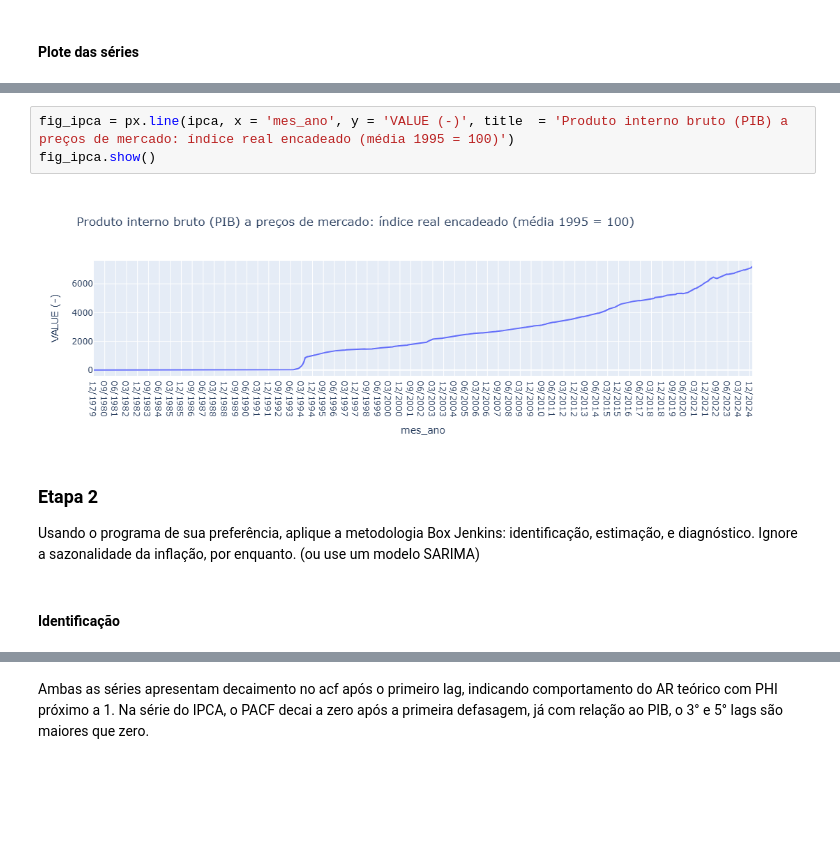
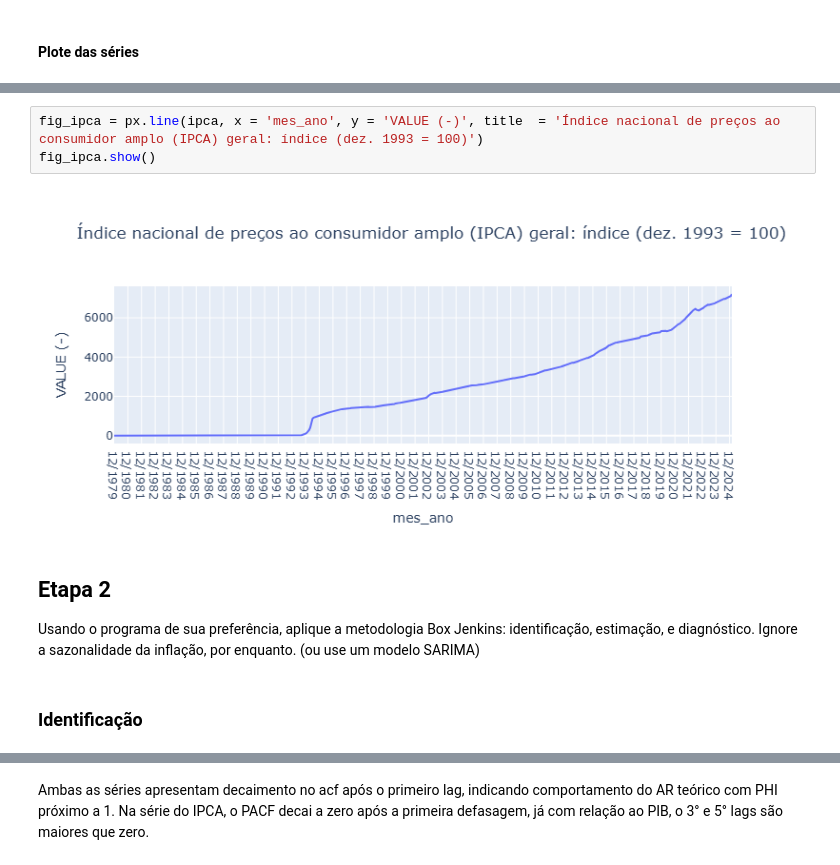
Before and after one commit to josekawan1/MacroAvancada, a Jupyter notebook: atividade1_macro_avancada_questao2.ipynb, the cells around one changed output, grey strips where cells are left out. Saved outputs shown, nothing was run; the diff lists cells and outputs as text; blank space fills up the shorter version.

```diff
--- a/atividade1_macro_avancada_questao2.ipynb
+++ b/atividade1_macro_avancada_questao2.ipynb
@@ -127,16 +127,16 @@ fig_pib.show()
 # %%
-fig_ipca = px.line(ipca, x = 'mes_ano', y = 'VALUE (-)', title  = 'Produto interno bruto (PIB) a preços de mercado: índice real encadeado (média 1995 = 100)')
+fig_ipca = px.line(ipca, x = 'mes_ano', y = 'VALUE (-)', title  = 'Índice nacional de preços ao consumidor amplo (IPCA) geral: índice (dez. 1993 = 100)')
 fig_ipca.show()
 # %% [output]
-[figure, old version]
+[figure, new version]
 # %% [markdown]
-### Etapa 2
+## Etapa 2
 
 Usando o programa de sua preferência, aplique a
 metodologia Box Jenkins: identificação, estimação, e diagnóstico. Ignore a sazonalidade da inflação,
 por enquanto. (ou use um modelo SARIMA)
 # %% [markdown]
-#### Identificação
+### Identificação
 # %%
 import matplotlib.pyplot as plt
 from statsmodels.graphics.tsaplots import plot_acf, plot_pacf
```
Also changed, not shown: parts of 35 cells of this notebook.
